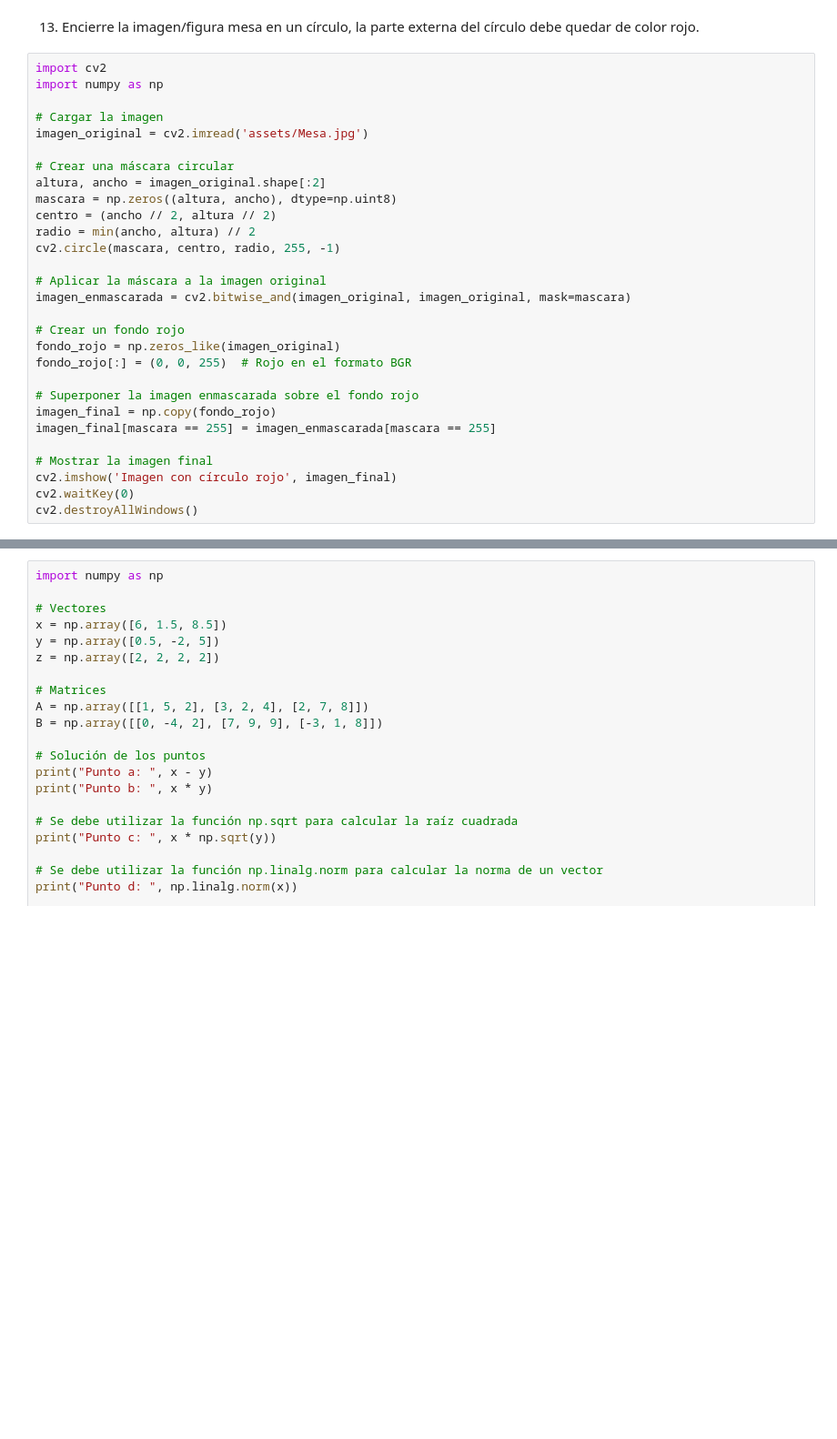
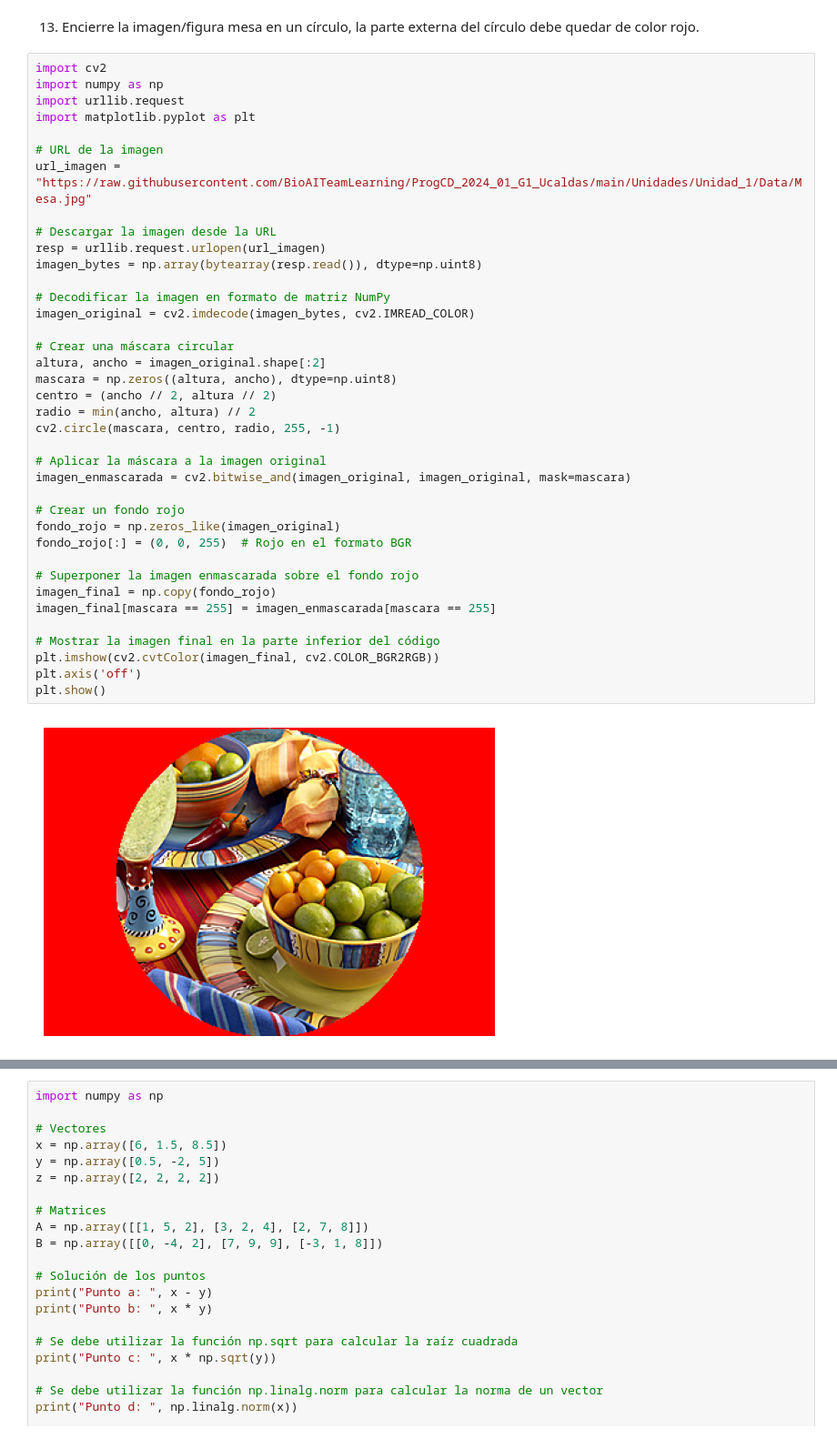
Before and after one commit to JojhanPerezArroyave/TallerRepasoPython, a Jupyter notebook: TallerRepasoPython.ipynb, the cells around one changed output, grey strips where cells are left out. Shown at 91% size. Saved outputs shown, nothing was run; the diff lists cells and outputs as text; blank space fills up the shorter version.

```diff
--- a/TallerRepasoPython.ipynb
+++ b/TallerRepasoPython.ipynb
@@ -308,32 +308,43 @@ print(muestras_exponenciales[:10])  # Mostar las primeras 10 muestras
 # %%
 import cv2
 import numpy as np
+import urllib.request
+import matplotlib.pyplot as plt
 
-# Cargar la imagen
-imagen_original = cv2.imread('assets/Mesa.jpg')
+# URL de la imagen
+url_imagen = "https://raw.githubusercontent.com/BioAITeamLearning/ProgCD_2024_01_G1_Ucaldas/main/Unidades/Unidad_1/Data/Mesa.jpg"
+
+# Descargar la imagen desde la URL
+resp = urllib.request.urlopen(url_imagen)
+imagen_bytes = np.array(bytearray(resp.read()), dtype=np.uint8)
+
+# Decodificar la imagen en formato de matriz NumPy
+imagen_original = cv2.imdecode(imagen_bytes, cv2.IMREAD_COLOR)
 
 # Crear una máscara circular
 altura, ancho = imagen_original.shape[:2]
 mascara = np.zeros((altura, ancho), dtype=np.uint8)
 centro = (ancho // 2, altura // 2)
 radio = min(ancho, altura) // 2
 cv2.circle(mascara, centro, radio, 255, -1)
 
 # Aplicar la máscara a la imagen original
 imagen_enmascarada = cv2.bitwise_and(imagen_original, imagen_original, mask=mascara)
 
 # Crear un fondo rojo
 fondo_rojo = np.zeros_like(imagen_original)
 fondo_rojo[:] = (0, 0, 255)  # Rojo en el formato BGR
 
 # Superponer la imagen enmascarada sobre el fondo rojo
 imagen_final = np.copy(fondo_rojo)
 imagen_final[mascara == 255] = imagen_enmascarada[mascara == 255]
 
-# Mostrar la imagen final
-cv2.imshow('Imagen con círculo rojo', imagen_final)
-cv2.waitKey(0)
-cv2.destroyAllWindows()
+# Mostrar la imagen final en la parte inferior del código
+plt.imshow(cv2.cvtColor(imagen_final, cv2.COLOR_BGR2RGB))
+plt.axis('off')
+plt.show()
+# %% [output]
+[figure, added]
 # %% [markdown]
 14. Defina los siguientes vectores y matrices en Python y resuelva las siguientes operaciones:
 
```
Also changed, not shown: 1 other file.
